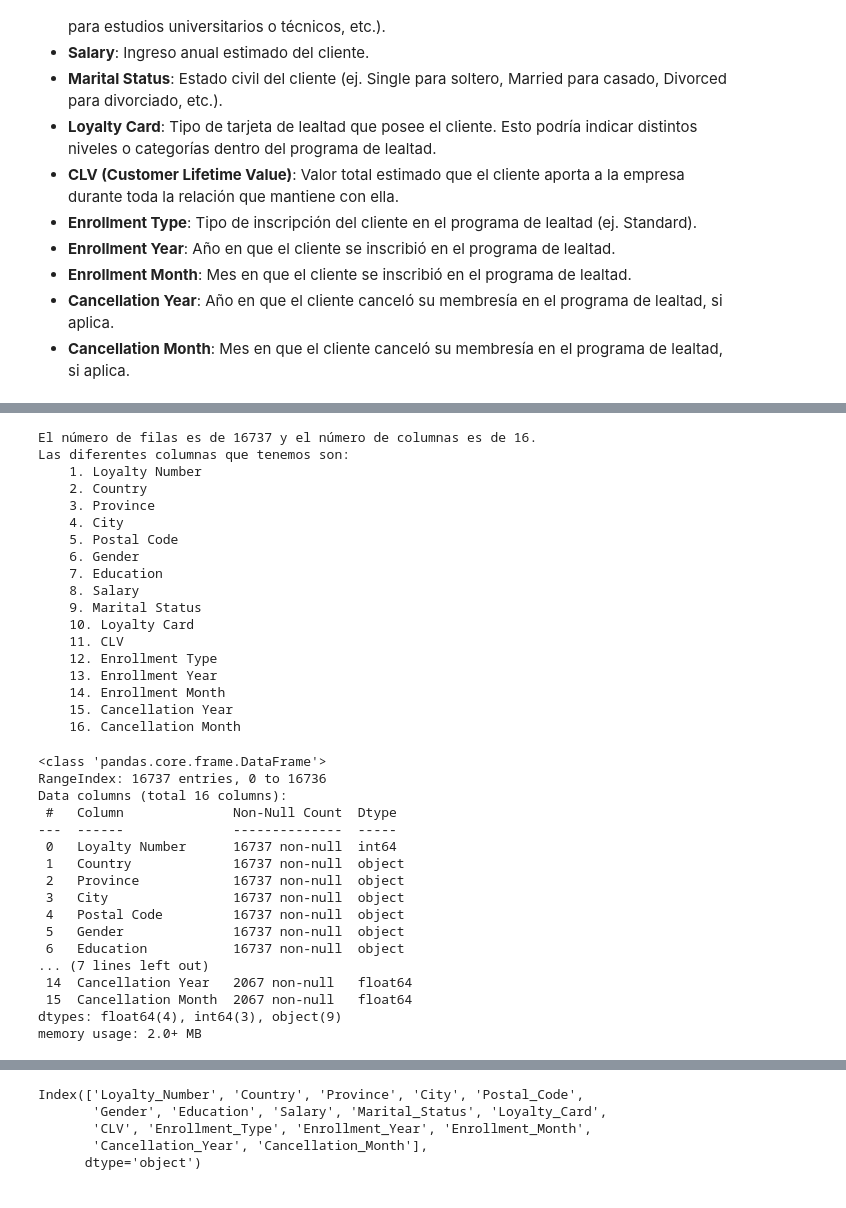
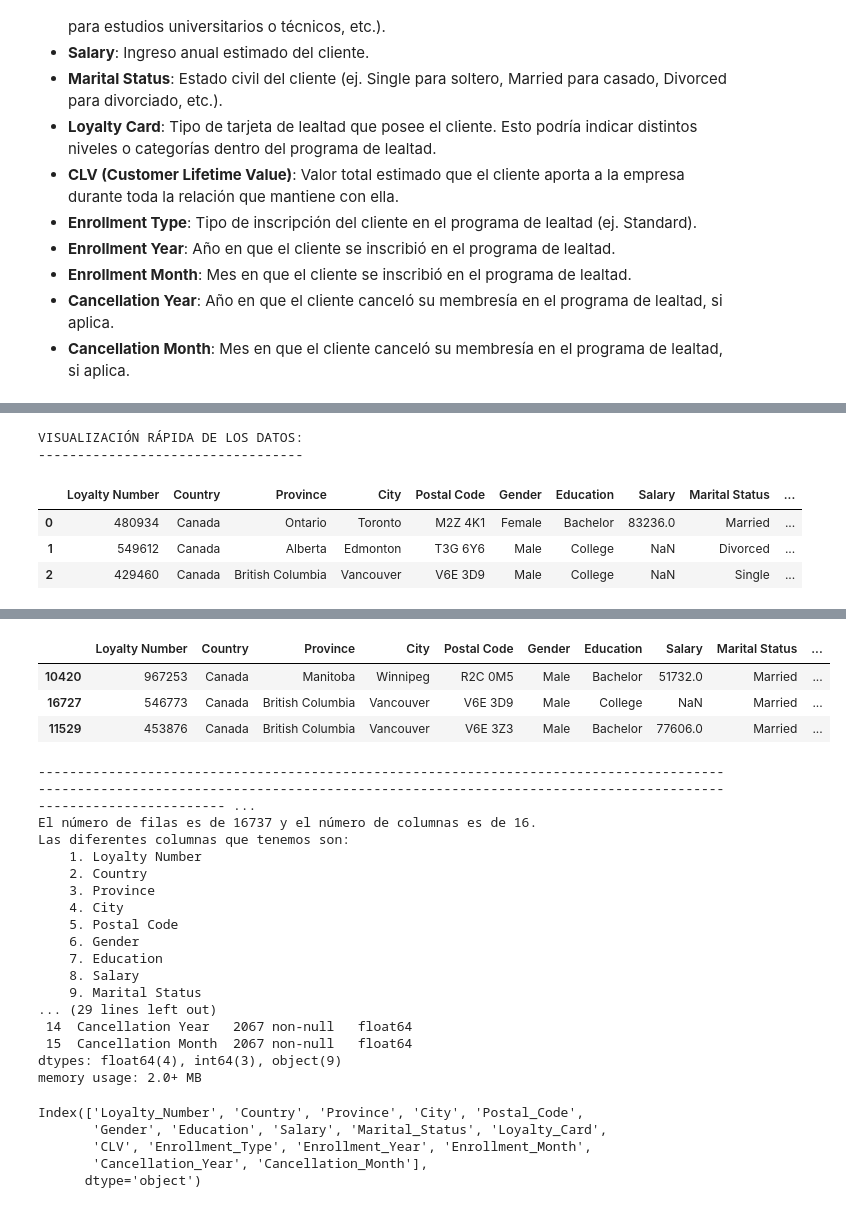
Before and after one commit to Adalab/bda-modulo-3-evaluacion-final-MPNimo, a Jupyter notebook: evaluacion-final-modulo3.ipynb, the cells around one changed output, grey strips where cells are left out. Drawn from its saved outputs; the diff is of its cells as text; code cells hidden in the pictures.

```diff
--- a/evaluacion-final-modulo3.ipynb
+++ b/evaluacion-final-modulo3.ipynb
@@ -274,48 +298,9 @@ display(df_CLH.sample(3))
-# %%
-print(f'El número de filas es de {df_CLH.shape[0]} y el número de columnas es de {df_CLH.shape[1]}.')
-
-print('Las diferentes columnas que tenemos son:')
-num = 0
-for i in df_CLH.columns:
-    num +=1
-    print(f'    {num}. {i}')
-# %% [output]
-El número de filas es de 16737 y el número de columnas es de 16.
-Las diferentes columnas que tenemos son:
-    1. Loyalty Number
-    2. Country
-    3. Province
-    4. City
-    5. Postal Code
-    6. Gender
-    7. Education
-    8. Salary
-    9. Marital Status
-    10. Loyalty Card
-    11. CLV
-    12. Enrollment Type
-    13. Enrollment Year
-    14. Enrollment Month
-    15. Cancellation Year
-    16. Cancellation Month
-# %%
-# Obtenemos información del conjunto de datos.
-df_CLH.info()
-# %% [output]
-<class 'pandas.core.frame.DataFrame'>
-RangeIndex: 16737 entries, 0 to 16736
-Data columns (total 16 columns):
- #   Column              Non-Null Count  Dtype
----  ------              --------------  -----
- 0   Loyalty Number      16737 non-null  int64
- 1   Country             16737 non-null  object
- 2   Province            16737 non-null  object
- 3   City                16737 non-null  object
- 4   Postal Code         16737 non-null  object
- 5   Gender              16737 non-null  object
- 6   Education           16737 non-null  object
-... (7 lines left out)
- 14  Cancellation Year   2067 non-null   float64
- 15  Cancellation Month  2067 non-null   float64
-dtypes: float64(4), int64(3), object(9)
-memory usage: 2.0+ MB
+# %%
+visualizacion_datos(df_CLH)
+# %% [output]
+VISUALIZACIÓN RÁPIDA DE LOS DATOS:
+----------------------------------
+|  | Loyalty Number | Country | Province | City | Postal Code | Gender | Education | Salary | Marital Status | ... |
+| 0 | 480934 | Canada | Ontario | Toronto | M2Z 4K1 | Female | Bachelor | 83236.0 | Married | ... |
+| 1 | 549612 | Canada | Alberta | Edmonton | T3G 6Y6 | Male | College | NaN | Divorced | ... |
+| 2 | 429460 | Canada | British Columbia | Vancouver | V6E 3D9 | Male | College | NaN | Single | ... |
@@ -322,3 +311,24 @@ memory usage: 2.0+ MB
+|  | Loyalty Number | Country | Province | City | Postal Code | Gender | Education | Salary | Marital Status | ... |
+| 10420 | 967253 | Canada | Manitoba | Winnipeg | R2C 0M5 | Male | Bachelor | 51732.0 | Married | ... |
+| 16727 | 546773 | Canada | British Columbia | Vancouver | V6E 3D9 | Male | College | NaN | Married | ... |
+| 11529 | 453876 | Canada | British Columbia | Vancouver | V6E 3Z3 | Male | Bachelor | 77606.0 | Married | ... |
+-------------------------------------------------------------------------------------------------------------------------------------------------------------------------------------------------------- ...
+El número de filas es de 16737 y el número de columnas es de 16.
+Las diferentes columnas que tenemos son:
+    1. Loyalty Number
+    2. Country
+    3. Province
+    4. City
+    5. Postal Code
+    6. Gender
+    7. Education
+    8. Salary
+    9. Marital Status
+... (29 lines left out)
+ 14  Cancellation Year   2067 non-null   float64
+ 15  Cancellation Month  2067 non-null   float64
+dtypes: float64(4), int64(3), object(9)
+memory usage: 2.0+ MB
 # %%
 # Podemos observar que de las 16 columnas o variables, hay tres que sí tienen valores nulos. Ahora veremos que hacer con estas variables.
 # Lo primero que vamos a hacer antes de continuar es a homogeneizar los nombres de las columnas, en este caso, el cambio que vamos a hacer
```
Also changed, not shown: parts of 18 cells of this notebook.
